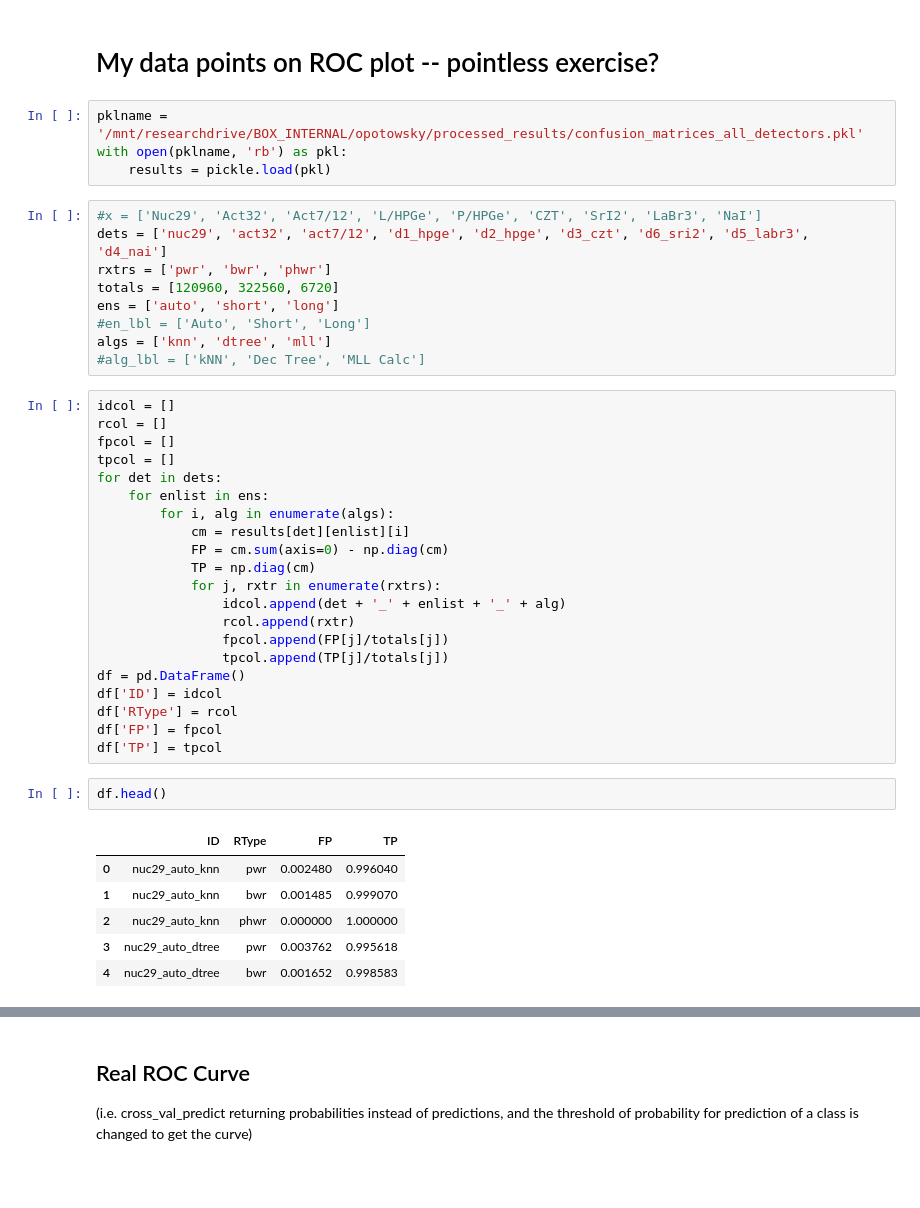
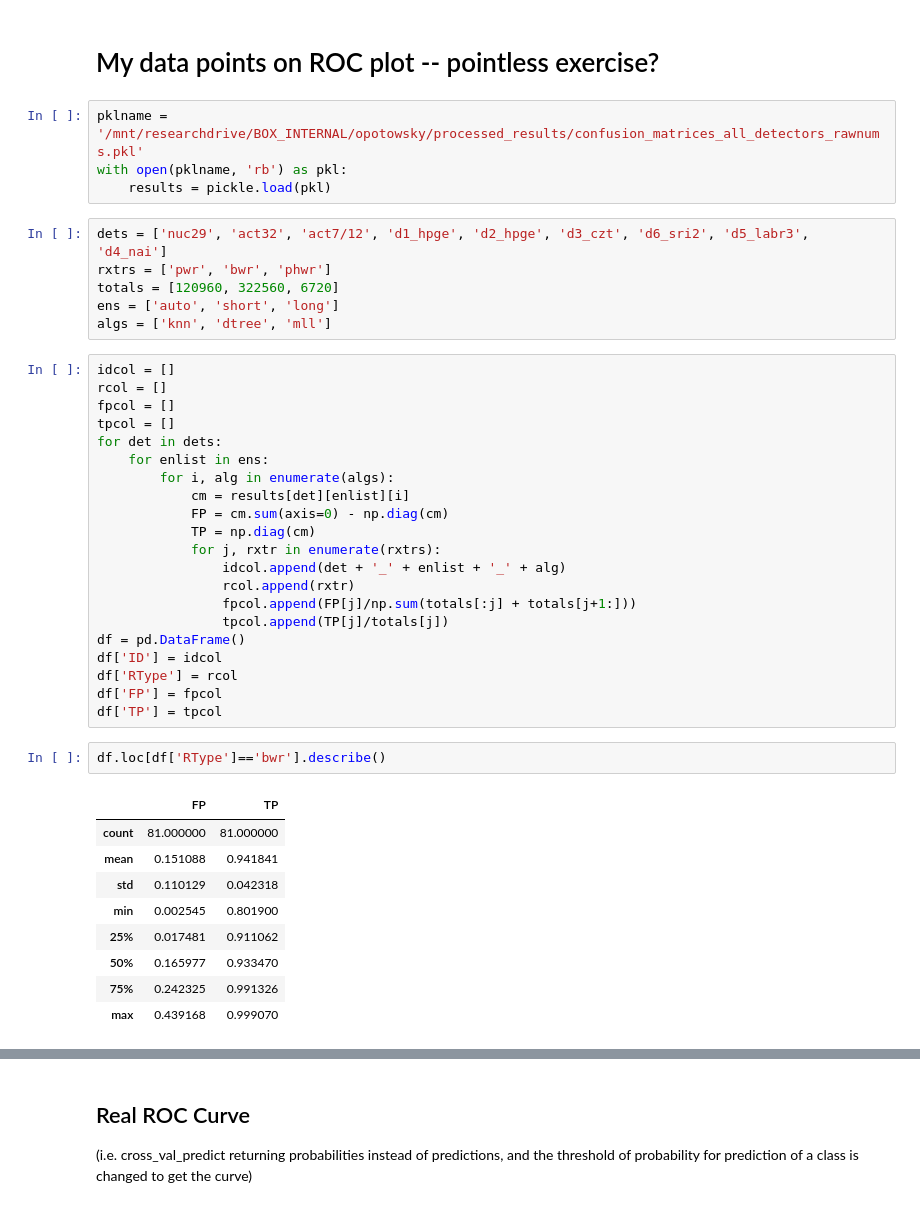
Before and after one commit to opotowsky/process_results, a Jupyter notebook: roc.ipynb, the cells around one changed output, grey strips where cells are left out. Cells and saved outputs as stored; diff of their text form; blank space fills up the shorter version.

```diff
--- a/roc.ipynb
+++ b/roc.ipynb
@@ -13,18 +13,15 @@ with open('color_palette.txt', 'r') as file:
 # %% [markdown]
 # My data points on ROC plot -- pointless exercise?
 # %%
-pklname = '/mnt/researchdrive/BOX_INTERNAL/opotowsky/processed_results/confusion_matrices_all_detectors.pkl'
+pklname = '/mnt/researchdrive/BOX_INTERNAL/opotowsky/processed_results/confusion_matrices_all_detectors_rawnums.pkl'
 with open(pklname, 'rb') as pkl:
     results = pickle.load(pkl)
 # %%
-#x = ['Nuc29', 'Act32', 'Act7/12', 'L/HPGe', 'P/HPGe', 'CZT', 'SrI2', 'LaBr3', 'NaI']
 dets = ['nuc29', 'act32', 'act7/12', 'd1_hpge', 'd2_hpge', 'd3_czt', 'd6_sri2', 'd5_labr3', 'd4_nai']
 rxtrs = ['pwr', 'bwr', 'phwr']
 totals = [120960, 322560, 6720]
 ens = ['auto', 'short', 'long']
-#en_lbl = ['Auto', 'Short', 'Long']
 algs = ['knn', 'dtree', 'mll']
-#alg_lbl = ['kNN', 'Dec Tree', 'MLL Calc']
 # %%
 idcol = []
 rcol = []
@@ -39,22 +36,25 @@ for det in dets:
             for j, rxtr in enumerate(rxtrs):
                 idcol.append(det + '_' + enlist + '_' + alg)
                 rcol.append(rxtr)
-                fpcol.append(FP[j]/totals[j])
+                fpcol.append(FP[j]/np.sum(totals[:j] + totals[j+1:]))
                 tpcol.append(TP[j]/totals[j])
 df = pd.DataFrame()
 df['ID'] = idcol
 df['RType'] = rcol
 df['FP'] = fpcol
 df['TP'] = tpcol
-# %%
-df.head()
-# %% [output]
-|  | ID | RType | FP | TP |
-| 0 | nuc29_auto_knn | pwr | 0.002480 | 0.996040 |
-| 1 | nuc29_auto_knn | bwr | 0.001485 | 0.999070 |
-| 2 | nuc29_auto_knn | phwr | 0.000000 | 1.000000 |
-| 3 | nuc29_auto_dtree | pwr | 0.003762 | 0.995618 |
-| 4 | nuc29_auto_dtree | bwr | 0.001652 | 0.998583 |
+# %%
+df.loc[df['RType']=='bwr'].describe()
+# %% [output]
+|  | FP | TP |
+| count | 81.000000 | 81.000000 |
+| mean | 0.151088 | 0.941841 |
+| std | 0.110129 | 0.042318 |
+| min | 0.002545 | 0.801900 |
+| 25% | 0.017481 | 0.911062 |
+| 50% | 0.165977 | 0.933470 |
+| 75% | 0.242325 | 0.991326 |
+| max | 0.439168 | 0.999070 |
 # %%
 fig, ax = plt.subplots(figsize=(7,7))
 ax.set_ylabel('True Positive Fraction', fontsize=20, labelpad=15)
```
Also changed, not shown: parts of 2 cells of this notebook.
